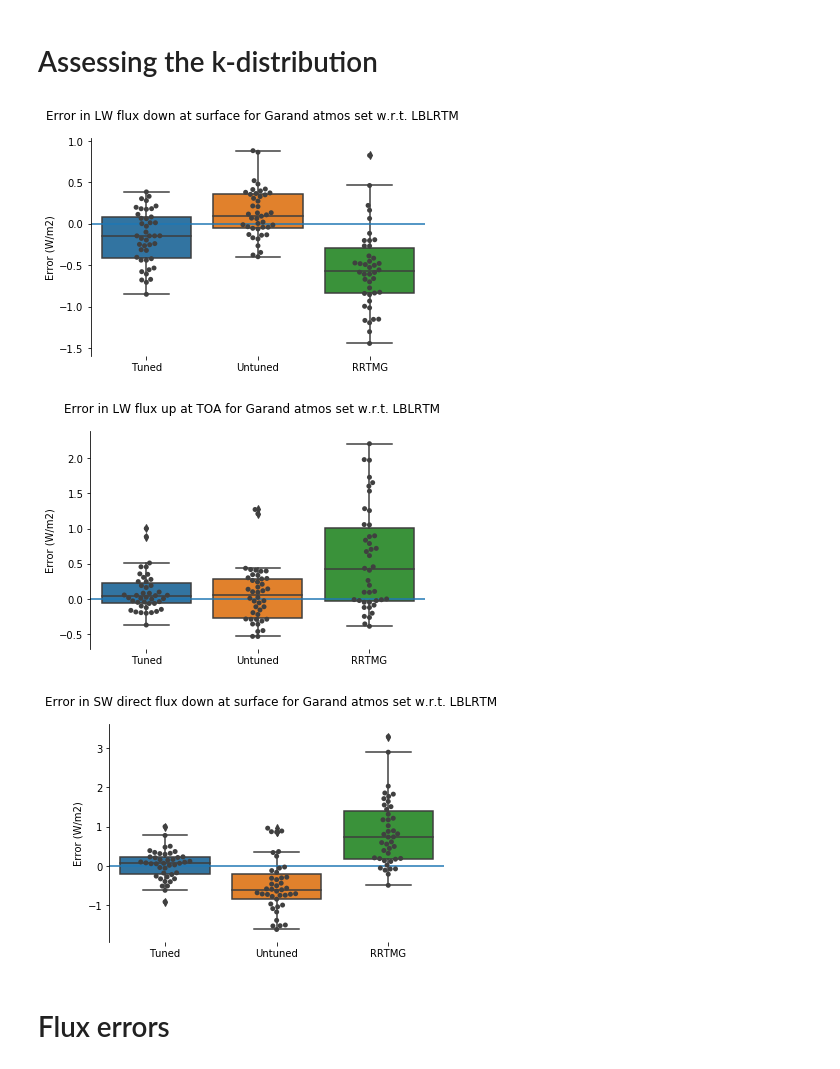
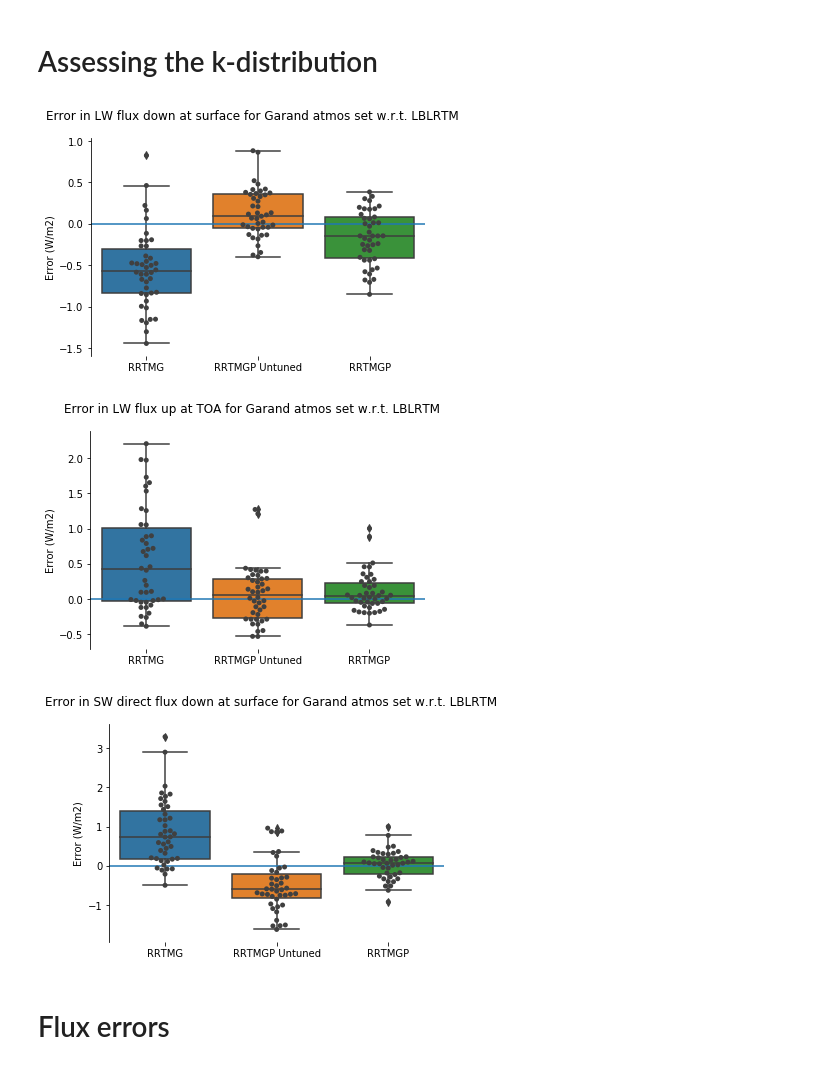
Before and after one commit to RobertPincus/rte-rrtmgp-paper-figures, a Jupyter notebook: RTE+RRMTGP-Paper-Figures.ipynb, the cells around one changed output. Saved outputs shown, nothing was run; the diff lists cells and outputs as text; code cells hidden in the pictures.

```diff
--- a/RTE+RRMTGP-Paper-Figures.ipynb
+++ b/RTE+RRMTGP-Paper-Figures.ipynb
@@ -179,49 +186,64 @@ subprocess.run(["./" + flux_exe_name, lw_rrtmgp_untuned_file, "data/coefficients
 CompletedProcess(args=['./rrtmgp_garand_atmos', 'data/rrtmgp-lw-inputs-outputs-untuned.nc', 'data/coefficients_lw_noscaling.nc'], returncode=0)
 # %% [markdown]
 # Assessing the k-distribution
+# %%
+def plot_single_level_errs(fig, axes, location, quantity, ref_file, test_files, test_labels):
+    """Plot the difference in 'quantity' at 'location' between a reference and one or more tests"""
+    ref_ds = xr.open_dataset(ref_file)
+    tst_ds = [xr.open_dataset(f) for f in test_files]
+
+    i = level_index(location, ref_ds)
+    ref = ref_ds.isel(lev=i).variables[quantity]
+    errs = [tf.isel(lev=i).variables[quantity] - ref for tf in tst_ds]
+    ref_ds.close()
+    [tf.close() for tf in tst_ds]
+
+    plot_err_distribution(axes, errs, test_labels, ylabel = "Error (W/m2)")
 # %%
 #
 # Assessing the k-distribution:
 #  LW: three-angle solutions at TOA and SFC
 #  use RRMTG too because tuned diffusivity angle
 #
-spines_to_remove        = ['top', 'right', 'bottom']
-
 fig = plt.figure()
 axes = fig.add_subplot(111)
-plot_err_distribution(fig, axes, "flux_dn", sfc, lw_lblrtm_file, \
-                      [lw_rrtmgp_3ang_default_file, lw_rrtmgp_3ang_untuned_file, lw_rrtmg_file], \
-                      ["Tuned", "Untuned", "RRTMG"])
+plot_single_level_errs(fig, axes, "sfc", "flux_dn", lw_lblrtm_file, \
+                      [lw_rrtmg_file, lw_rrtmgp_3ang_untuned_file, lw_rrtmgp_3ang_default_file], \
+                      ["RRTMG", "RRTMGP Untuned", "RRTMGP"])
 fig.suptitle("Error in LW flux down at surface for Garand atmos set w.r.t. LBLRTM")
-for spine in spines_to_remove: axes.spines[spine].set_visible(False)
+sb.despine()
+axes.spines["bottom"].set_visible(False)
 plt.savefig("lw-sfc-kdist-tuning.pdf", dpi=600)
 
 fig = plt.figure()
 axes = fig.add_subplot(111)
-plot_err_distribution(fig, axes, "flux_up", toa, lw_lblrtm_file, \
-                      [lw_rrtmgp_3ang_default_file, lw_rrtmgp_3ang_untuned_file, lw_rrtmg_file], \
-                      ["Tuned", "Untuned", "RRTMG"])
-for spine in spines_to_remove: axes.spines[spine].set_visible(False)
+plot_single_level_errs(fig, axes, "toa", "flux_up", lw_lblrtm_file, \
+                      [lw_rrtmg_file, lw_rrtmgp_3ang_untuned_file, lw_rrtmgp_3ang_default_file], \
+                      ["RRTMG", "RRTMGP Untuned", "RRTMGP"])
+sb.despine()
+axes.spines["bottom"].set_visible(False)
 fig.suptitle("Error in LW flux up at TOA for Garand atmos set w.r.t. LBLRTM")
 plt.savefig("lw-toa-kdist-tuning.pdf", dpi=600)
 
 #
 #  SW: direct beam at SFC
 #    do this for tuned and untuned coefficient files
 #  use RRMTG too
 #
 fig = plt.figure()
 axes = fig.add_subplot(111)
-plot_err_distribution(fig, axes, "flux_dir_dn", sfc, sw_charts_file, \
-                      [sw_rrtmgp_default_file, sw_rrtmgp_untuned_file, sw_rrtmg_file], \
-                      ["Tuned", "Untuned", "RRTMG"])
-for spine in spines_to_remove: axes.spines[spine].set_visible(False)
+plot_single_level_errs(fig, axes, "sfc", "flux_dir_dn", sw_charts_file, \
+                      [sw_rrtmg_file, sw_rrtmgp_untuned_file, sw_rrtmgp_default_file], \
+                      ["RRTMG", "RRTMGP Untuned", "RRTMGP"])
+
+sb.despine()
+axes.spines["bottom"].set_visible(False)
 fig.suptitle("Error in SW direct flux down at surface for Garand atmos set w.r.t. LBLRTM")
 plt.savefig("sw-sfc-kdist-tuning.pdf", dpi=600)
 # %% [output]
-[figure, old version]
+[figure, new version]
-[figure, old version]
+[figure, new version]
-[figure, old version]
+[figure, new version]
 # %% [markdown]
 # Flux errors
 # %%
```
Also changed, not shown: parts of 10 cells of this notebook.
